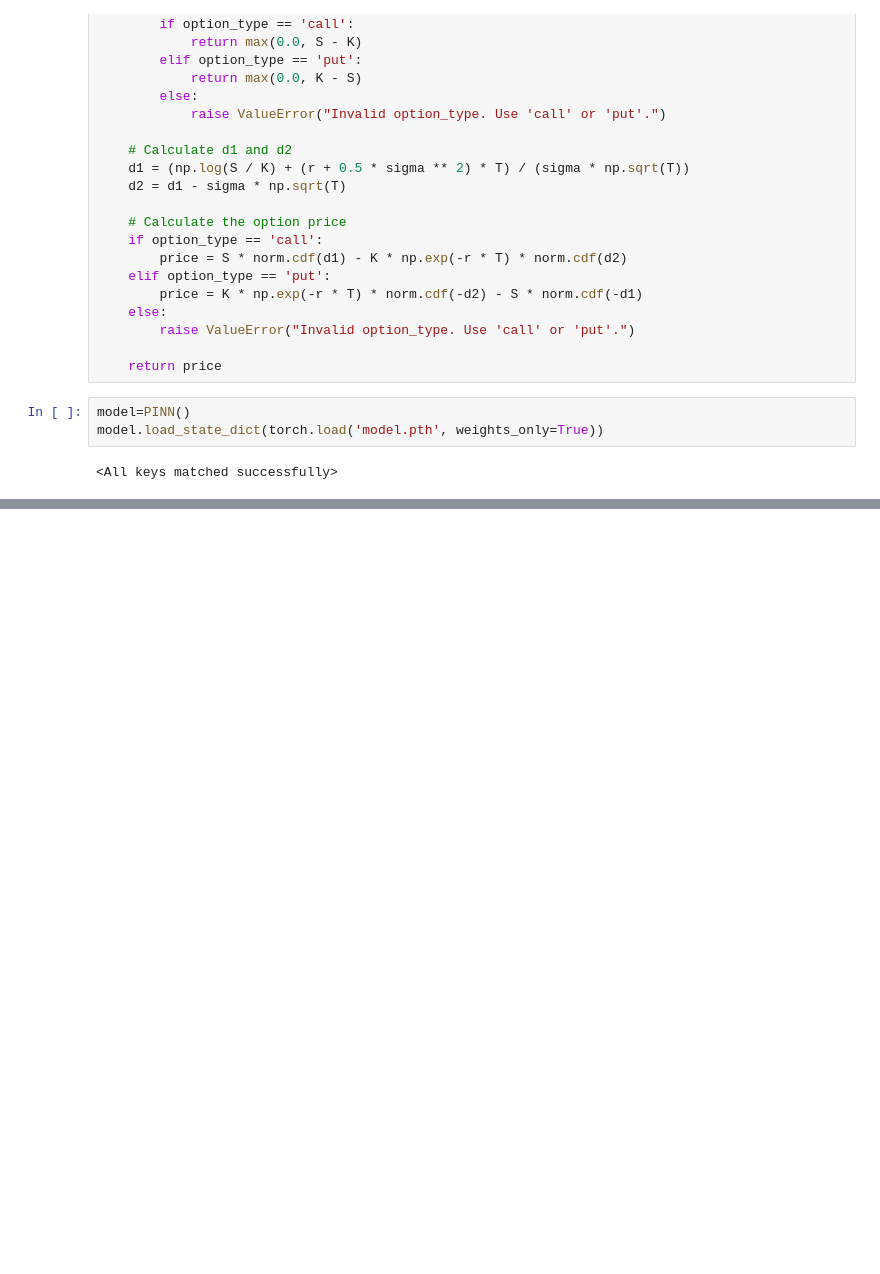
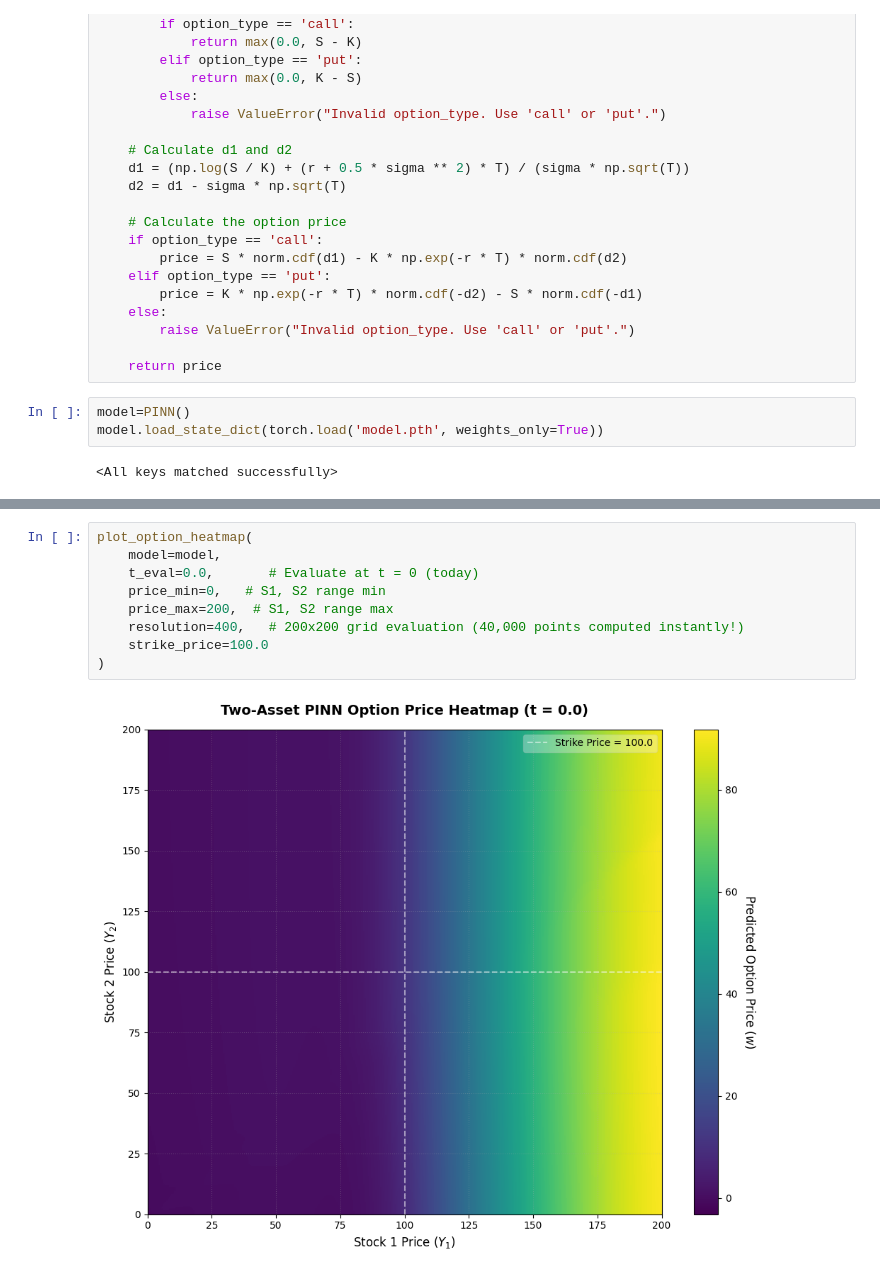
Before and after one commit to Raghava-Ayyagari/Quant-Trading, a Jupyter notebook: Black_and_Scholes/Model.ipynb, the cells around one changed output, grey strips where cells are left out. Cells and saved outputs as stored; diff of their text form; blank space fills up the shorter version.

```diff
--- a/Black_and_Scholes/Model.ipynb
+++ b/Black_and_Scholes/Model.ipynb
@@ -104,0 +206,11 @@ plt.show()
+# %%
+plot_option_heatmap(
+    model=model,
+    t_eval=0.0,       # Evaluate at t = 0 (today)
+    price_min=0,   # S1, S2 range min
+    price_max=200,  # S1, S2 range max
+    resolution=400,   # 200x200 grid evaluation (40,000 points computed instantly!)
+    strike_price=100.0
+)
+# %% [output]
+[figure, added]
```
Also changed, not shown: parts of 3 cells of this notebook, 2 other files.
